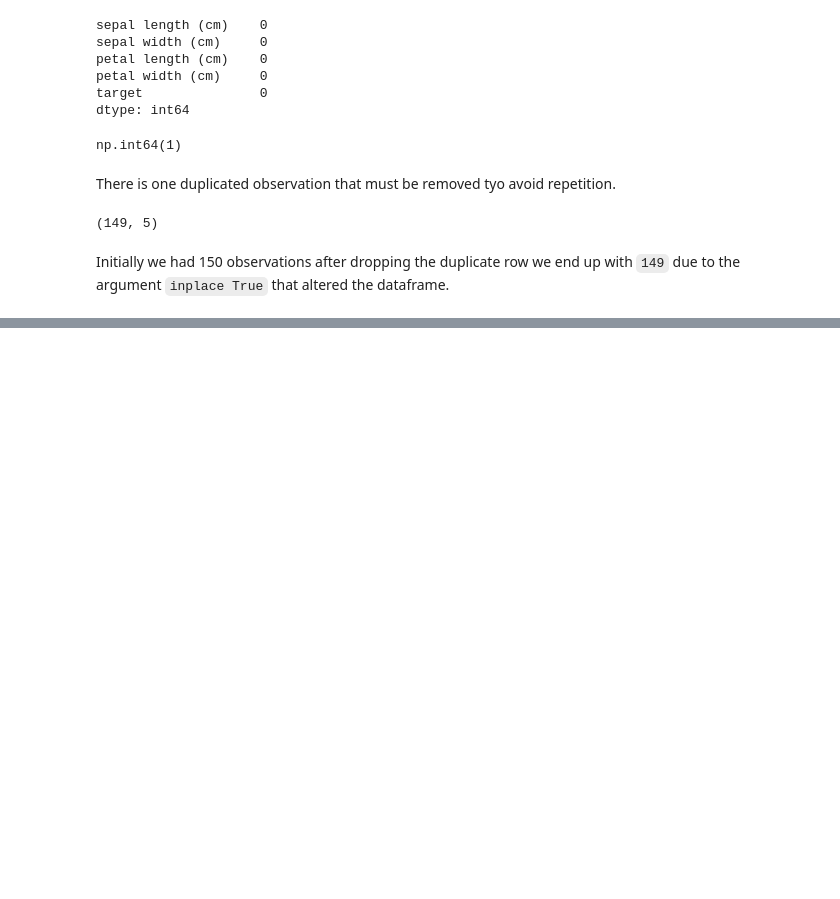
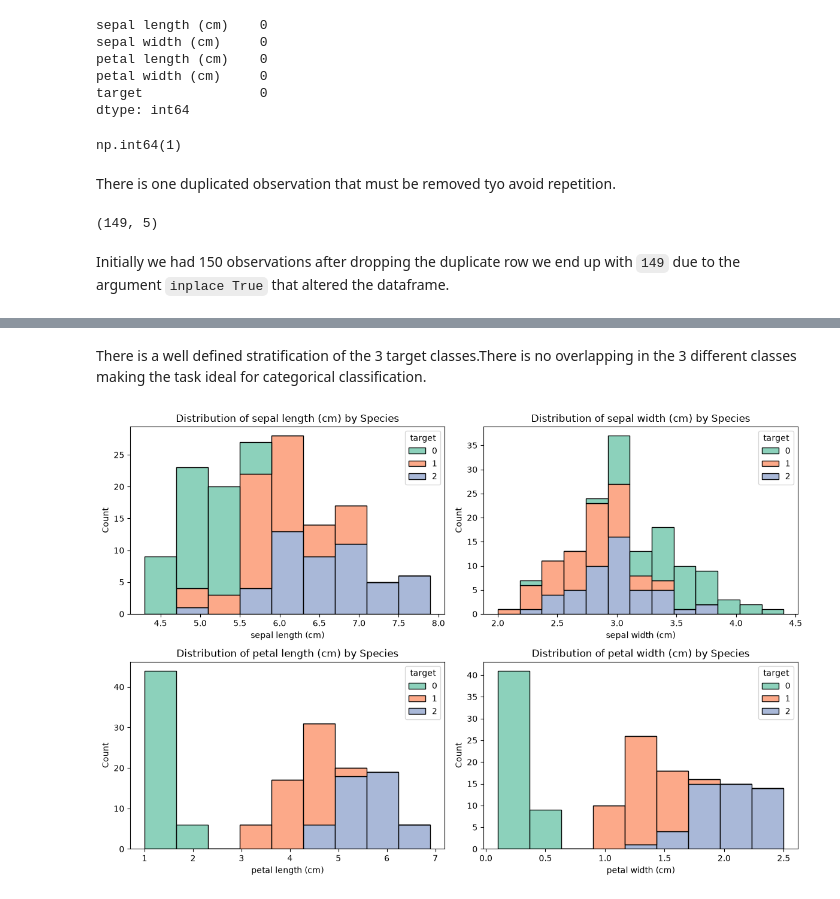
Before and after one commit to mwaniki-95/Hello-World-ML-Iris, a Jupyter notebook: Iris.ipynb, the cells around one changed output, grey strips where cells are left out. Cells and saved outputs as stored; diff of their text form; code cells hidden in the pictures; blank space fills up the shorter version.

```diff
--- a/Iris.ipynb
+++ b/Iris.ipynb
@@ -93,0 +120,16 @@ Initially we had 150 observations after dropping the duplicate row we end up wit
+# %% [markdown]
+There is a well defined stratification of the 3 target classes.There is no overlapping in the 3 different classes making the task ideal for categorical classification.
+# %%
+fig, axes = plt.subplots(2, 2, figsize=(12, 8))
+axes = axes.flatten()
+
+for i, col in enumerate(iris_df.columns[:-1]):  # Exclude the target column
+    sns.histplot(data=iris_df, x=col, hue='target', multiple='stack', palette='Set2', ax=axes[i])
+    axes[i].set_title(f'Distribution of {col} by Species')
+    axes[i].set_xlabel(col)
+    axes[i].set_ylabel('Count')
+
+plt.tight_layout()
+plt.show()
+# %% [output]
+[figure, added]
```
Also changed, not shown: parts of 20 cells of this notebook.
